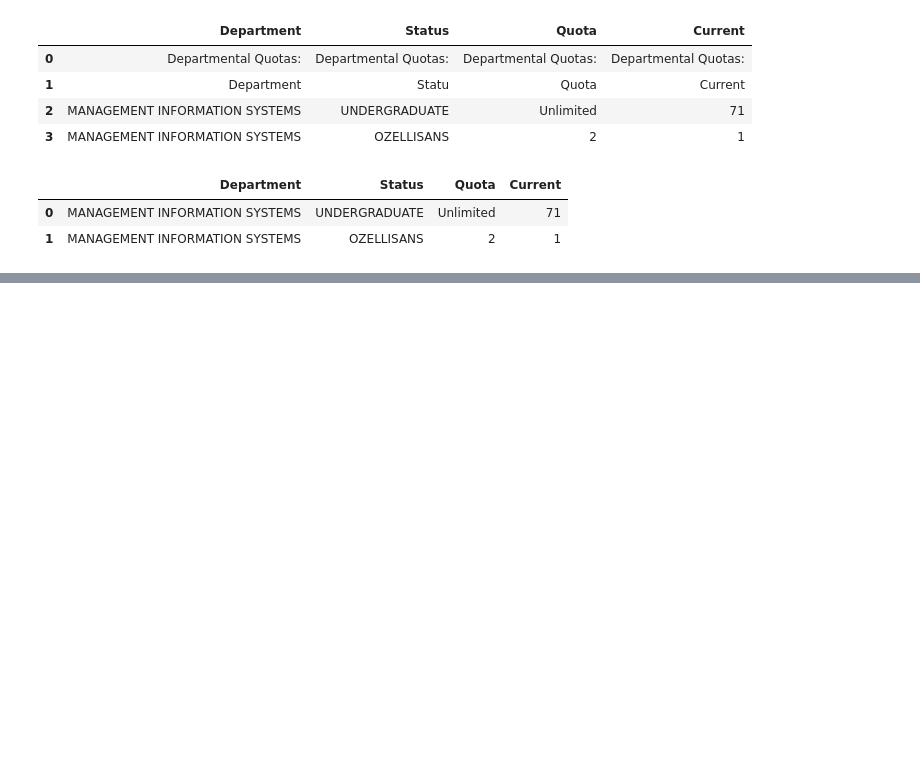
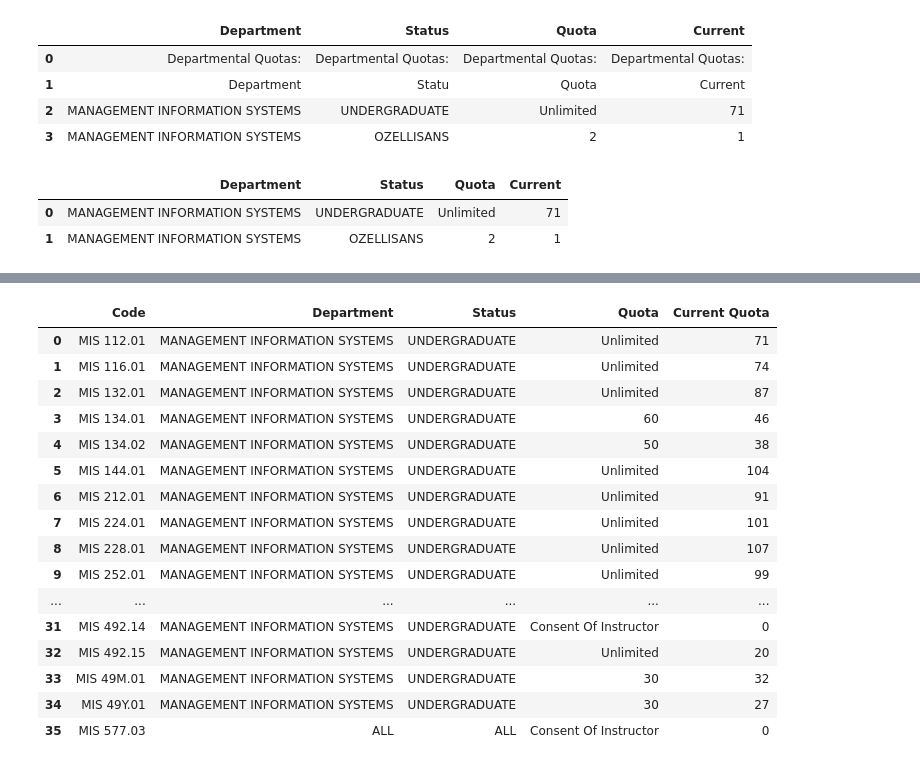
Before and after one commit to yyusufcoskun/quota-tracker, a Jupyter notebook: quotascrape.ipynb, the cells around one changed output, grey strips where cells are left out. Drawn from its saved outputs; the diff is of its cells as text; code cells hidden in the pictures; blank space fills up the shorter version.

Commit message:
Quota Scraper works now. Only for MIS.

```diff
--- a/quotascrape.ipynb
+++ b/quotascrape.ipynb
@@ -53,10 +53,3 @@ df
 # urls = []
 # for link in soup.find_all('a'):
 #     print(link.get('href'))
-# %%
-from selenium import webdriver
-from selenium.webdriver.common.by import By
-driver = webdriver.Chrome()
-driver.get("https://registration.boun.edu.tr/scripts/sch.asp?donem=2022/2023-2&kisaadi=MIS&bolum=MANAGEMENT+INFORMATION+SYSTEMS")
-info_link = driver.find_element(By.LINK_TEXT,"Info")
-info_link.click()
@@ -62,0 +115,3 @@ info_link.click()
+# %%
+result = result[["Code",0,1,2,3,4]]
+result
@@ -62,0 +132,3 @@ info_link.click()
+# %%
+result.drop(result.columns[[5]], axis=1, inplace=True)
+result
@@ -62,0 +153,3 @@ info_link.click()
+# %%
+result.columns = ['Code', 'Department', 'Status', 'Quota', 'Current Quota']
+result
@@ -62,0 +170,25 @@ info_link.click()
+# %%
+words = ["Departmental Quotas:", "Department", "OZELLISANS", "PHD","MASTER","OZELMASTER","OZELPHD"]
+
+result = result[result.Department.isin(words) == False]
+result = result[result.Status.isin(words) == False]
+result.reset_index(drop=True, inplace=True)
+result
+# %% [output]
+|  | Code | Department | Status | Quota | Current Quota |
+| 0 | MIS 112.01 | MANAGEMENT INFORMATION SYSTEMS | UNDERGRADUATE | Unlimited | 71 |
+| 1 | MIS 116.01 | MANAGEMENT INFORMATION SYSTEMS | UNDERGRADUATE | Unlimited | 74 |
+| 2 | MIS 132.01 | MANAGEMENT INFORMATION SYSTEMS | UNDERGRADUATE | Unlimited | 87 |
+| 3 | MIS 134.01 | MANAGEMENT INFORMATION SYSTEMS | UNDERGRADUATE | 60 | 46 |
+| 4 | MIS 134.02 | MANAGEMENT INFORMATION SYSTEMS | UNDERGRADUATE | 50 | 38 |
+| 5 | MIS 144.01 | MANAGEMENT INFORMATION SYSTEMS | UNDERGRADUATE | Unlimited | 104 |
+| 6 | MIS 212.01 | MANAGEMENT INFORMATION SYSTEMS | UNDERGRADUATE | Unlimited | 91 |
+| 7 | MIS 224.01 | MANAGEMENT INFORMATION SYSTEMS | UNDERGRADUATE | Unlimited | 101 |
+| 8 | MIS 228.01 | MANAGEMENT INFORMATION SYSTEMS | UNDERGRADUATE | Unlimited | 107 |
+| 9 | MIS 252.01 | MANAGEMENT INFORMATION SYSTEMS | UNDERGRADUATE | Unlimited | 99 |
+| ... | ... | ... | ... | ... | ... |
+| 31 | MIS 492.14 | MANAGEMENT INFORMATION SYSTEMS | UNDERGRADUATE | Consent Of Instructor | 0 |
+| 32 | MIS 492.15 | MANAGEMENT INFORMATION SYSTEMS | UNDERGRADUATE | Unlimited | 20 |
+| 33 | MIS 49M.01 | MANAGEMENT INFORMATION SYSTEMS | UNDERGRADUATE | 30 | 32 |
+| 34 | MIS 49Y.01 | MANAGEMENT INFORMATION SYSTEMS | UNDERGRADUATE | 30 | 27 |
+| 35 | MIS 577.03 | ALL | ALL | Consent Of Instructor | 0 |
```
Also changed, not shown: parts of 5 cells of this notebook, 1 other file.
